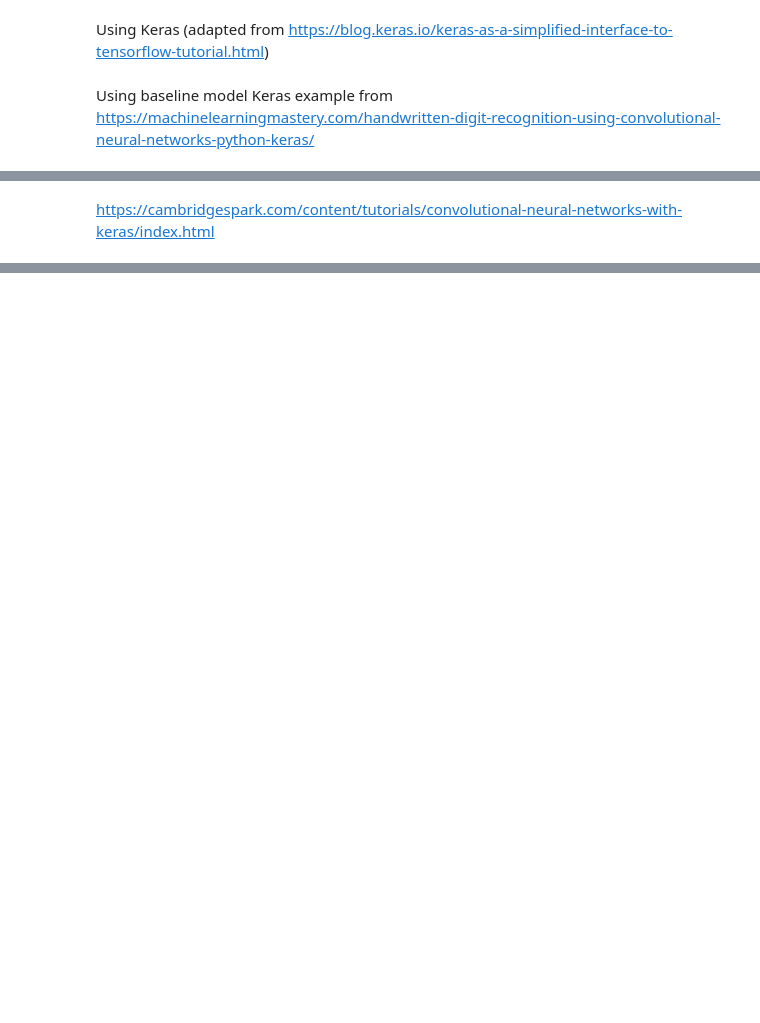
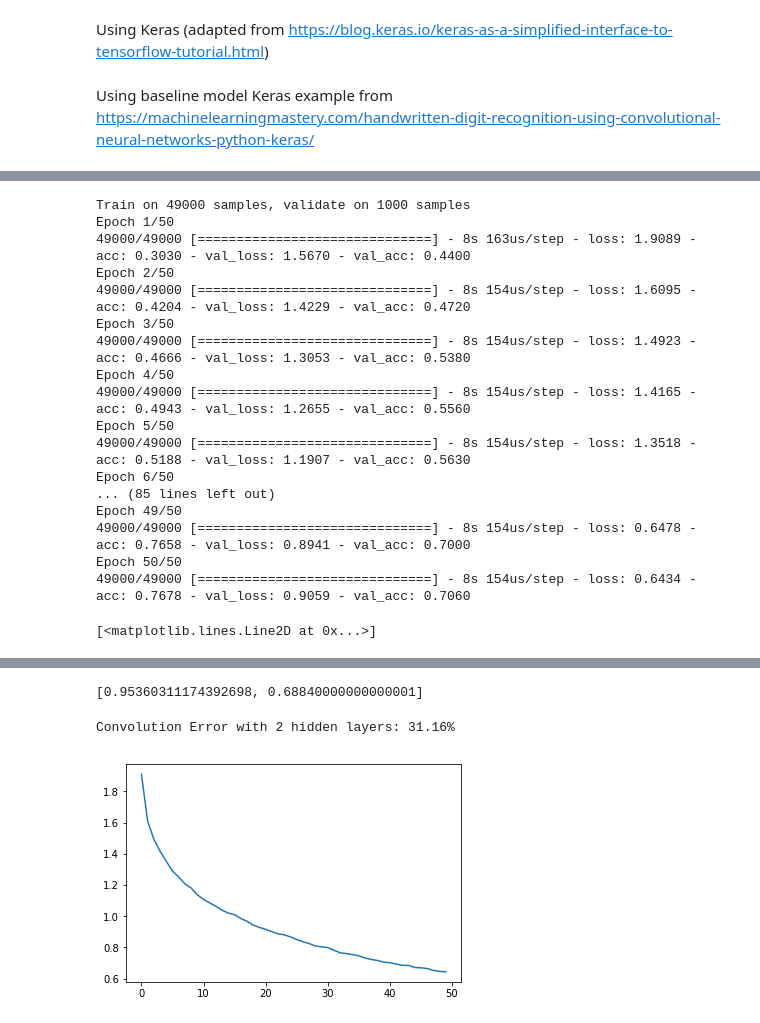
Before and after one commit to coneeleven/Project_DSCT_Image-Classification, a Jupyter notebook: CIFAR10-Keras.ipynb, the cells around one changed output, grey strips where cells are left out. Cells and saved outputs as stored; diff of their text form; code cells hidden in the pictures; blank space fills up the shorter version.

```diff
--- a/CIFAR10-Keras.ipynb
+++ b/CIFAR10-Keras.ipynb
@@ -593,2 +479,0 @@ scores
-# %% [markdown]
-https://cambridgespark.com/content/tutorials/convolutional-neural-networks-with-keras/index.html
@@ -604,0 +480,58 @@ hidden_size = 512 # the FC layer will have 512 neurons
+# %%
+from keras.models import Sequential
+from keras.layers import Dense
+from keras.layers import Dropout
+from keras.layers import Flatten
+from keras.layers.convolutional import Conv2D
+from keras.layers.convolutional import MaxPooling2D
+import keras.utils
+from keras.optimizers import Adam
+
+def convolution3_model():
+    # create model
+    model = Sequential()
+    model.add(Conv2D(32, (3, 3), input_shape=(32, 32, 3), activation='relu'))
+    model.add(Conv2D(32, (3, 3), activation='relu'))
+    model.add(MaxPooling2D(pool_size=(2, 2)))
+    model.add(Dropout(0.25))
+    model.add(Conv2D(64, (3, 3), activation='relu'))
+    model.add(Conv2D(64, (3, 3), activation='relu'))
+    model.add(MaxPooling2D(pool_size=(2, 2)))
+    model.add(Dropout(0.25))
+    model.add(Flatten())
+    model.add(Dense(512, activation='relu'))
+    model.add(Dropout(0.5))
+    model.add(Dense(10, activation='softmax'))
+    # Compile model
+    Adam = keras.optimizers.Adam()
+    model.compile(loss='categorical_crossentropy', optimizer=Adam, metrics=['accuracy'])
+    return model
+
+# build the model
+model3 = convolution3_model()
+# Fit the model
+results3 = model3.fit(X_train, y_train, validation_split=0.02, epochs=50, batch_size=500, verbose=1)
+plt.plot(results3.history['loss'])
+# Final evaluation of the model
+scores = model3.evaluate(X_test, y_test, verbose=1)
+scores
+print("Convolution Error with 2 hidden layers: %.2f%%" % (100-scores[1]*100))
+# %% [output]
+Train on 49000 samples, validate on 1000 samples
+Epoch 1/50
+49000/49000 [==============================] - 8s 163us/step - loss: 1.9089 - acc: 0.3030 - val_loss: 1.5670 - val_acc: 0.4400
+Epoch 2/50
+49000/49000 [==============================] - 8s 154us/step - loss: 1.6095 - acc: 0.4204 - val_loss: 1.4229 - val_acc: 0.4720
+Epoch 3/50
+49000/49000 [==============================] - 8s 154us/step - loss: 1.4923 - acc: 0.4666 - val_loss: 1.3053 - val_acc: 0.5380
+Epoch 4/50
+49000/49000 [==============================] - 8s 154us/step - loss: 1.4165 - acc: 0.4943 - val_loss: 1.2655 - val_acc: 0.5560
+Epoch 5/50
+49000/49000 [==============================] - 8s 154us/step - loss: 1.3518 - acc: 0.5188 - val_loss: 1.1907 - val_acc: 0.5630
+Epoch 6/50
+... (85 lines left out)
+Epoch 49/50
+49000/49000 [==============================] - 8s 154us/step - loss: 0.6478 - acc: 0.7658 - val_loss: 0.8941 - val_acc: 0.7000
+Epoch 50/50
+49000/49000 [==============================] - 8s 154us/step - loss: 0.6434 - acc: 0.7678 - val_loss: 0.9059 - val_acc: 0.7060
+[<matplotlib.lines.Line2D at 0x...>]
@@ -604,0 +539,3 @@ hidden_size = 512 # the FC layer will have 512 neurons
+[0.95360311174392698, 0.68840000000000001]
+Convolution Error with 2 hidden layers: 31.16%
+[figure, added]
```
Also changed, not shown: parts of 62 cells of this notebook.
